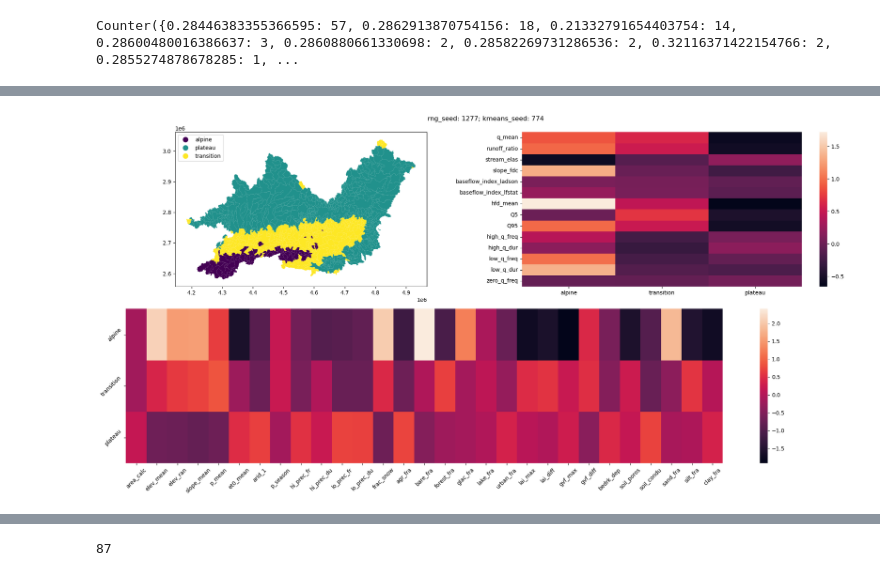
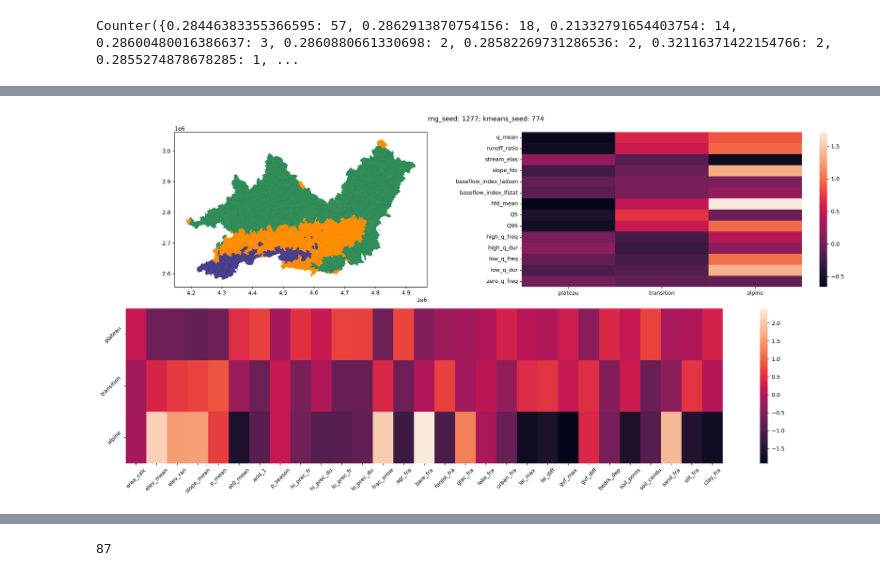
Before and after one commit to tripleUU-U/lamah-ce_lstm, a Jupyter notebook: preprocessing/create_strata.ipynb, the cells around one changed output, grey strips where cells are left out. Cells and saved outputs as stored; diff of their text form; code cells hidden in the pictures.

```diff
--- a/preprocessing/create_strata.ipynb
+++ b/preprocessing/create_strata.ipynb
@@ -191,53 +182,57 @@ kmeans = KMeans(n_clusters=n_clusters, random_state=kmeans_seed)
 
 kmeans_labels = pd.Series(kmeans.fit_predict(pca_attributes), scaled_attributes.index)
 
-# rearrange ids for better displaying
-def remap_ids(org_id:int):
+def remap_ids(org_id=int):
 
-	id_mapping = {
-		"0": 1,
-		"1": 0,
-		"2": 2
+	mapping = {
+		0: 1,
+		1: 2,
+		2: 0
 	}
 
-	return id_mapping[str(org_id)]
+	return mapping[org_id]
 
-kmeans_labels = kmeans_labels.apply(remap_ids)
+kmeans_labels= kmeans_labels.apply(remap_ids)
 
 def remap_labels(org_label:int):
 
 	mapping = {
-		"0": "alpine",
-		"1": "transition",
-		"2": "plateau",
+		0: "plateau",
+		1: "transition",
+		2: "alpine",
 	}
 
-	return mapping[str(org_label)]
+	return mapping[org_label]
 
 kmeans_str_labels = kmeans_labels.apply(remap_labels)
+
+color_dict = {
+    "plateau":    "seagreen",
+    "transition": "darkorange",
+    "alpine":     "darkslateblue"
+}
 
 # PLOT
 plot_gdf = no_na_attributes.copy()
 plot_gdf["kmeans_labels"] = kmeans_str_labels
 
 fig, axs = plt.subplot_mosaic("AB;CC", figsize=(20,10))
 
 plot_gdf.plot(
-	column="kmeans_labels",
-	cmap="viridis",
+	color= plot_gdf["kmeans_labels"].map(color_dict),
 	ax= axs["A"],
 	legend=True,
 	legend_kwds={'loc': 'upper left'})
 
-strata_label_list = ["alpine", "transition", "plateau"]
+strata_label_list = color_dict.keys()
 
 # Plot hy id and attributes in the strata.
 sns.heatmap(ax=axs["B"], data = scaled_hy_id.groupby(kmeans_labels).mean().transpose(), xticklabels=strata_label_list)
 sns.heatmap(ax=axs["C"], data = picked_attributes.groupby(kmeans_labels).mean(), yticklabels=strata_label_list)
 axs["C"].tick_params("both", rotation=45)
 
 fig.suptitle(f"rng_seed: {rng_seed}; kmeans_seed: {kmeans_seed}")
 
 plt.tight_layout()
 # %% [output]
-[figure, old version]
+[figure, new version]
```
Also changed, not shown: parts of 6 cells of this notebook, 26 other files.
